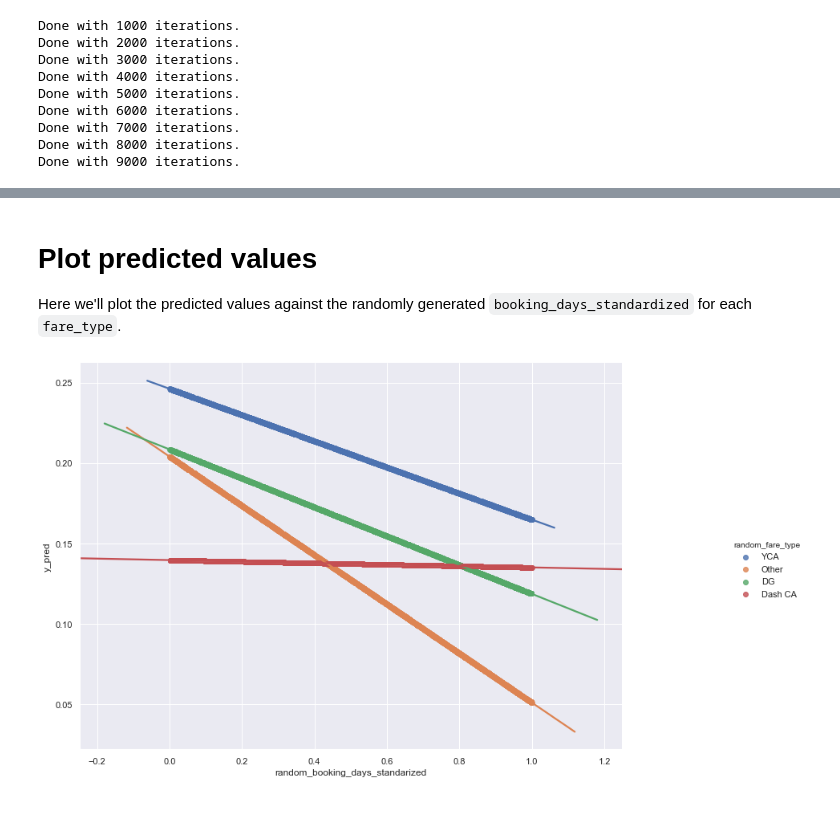
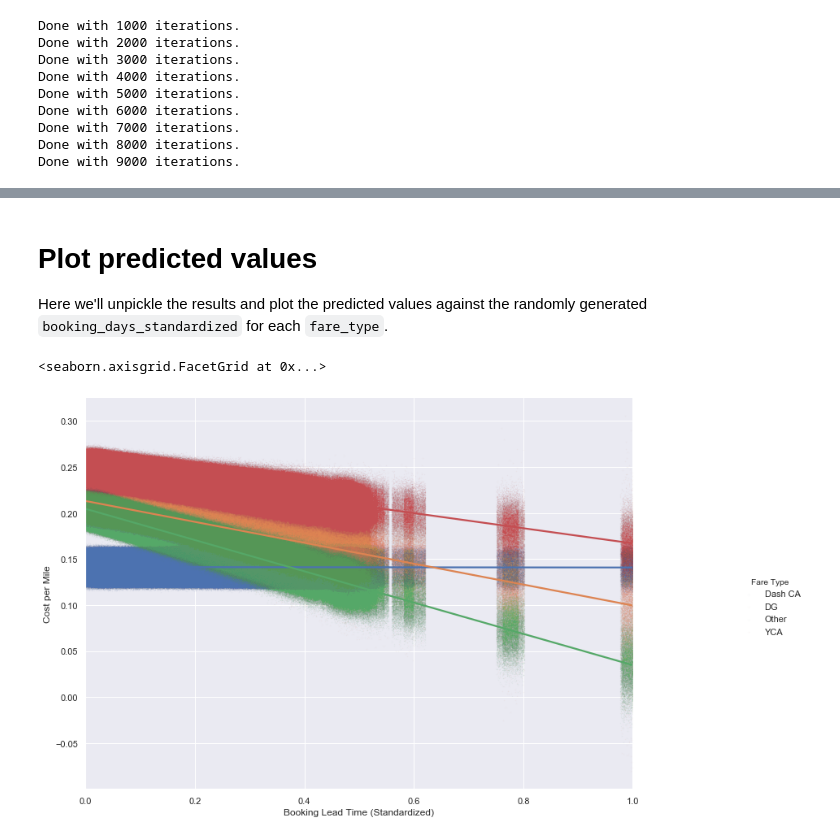
Before and after one commit to GSA/travel-project-report, a Jupyter notebook: analysis/Model Bootstrapping.ipynb, the cells around one changed output, grey strips where cells are left out. Drawn from its saved outputs; the diff is of its cells as text; code cells hidden in the pictures; blank space fills up the shorter version.

Commit message:
ENH: update plot to use bootstrapped y-hats (#4)

```diff
--- a/analysis/Model Bootstrapping.ipynb
+++ b/analysis/Model Bootstrapping.ipynb
@@ -232,13 +214,38 @@ param_stats
 # %% [markdown]
 # Plot predicted values
-Here we'll plot the predicted values against the randomly generated `booking_days_standardized` for each `fare_type`.
+Here we'll unpickle the results and plot the predicted values against the randomly generated `booking_days_standardized` for each `fare_type`.
+# %%
+with open('param_stats.pkl', 'rb') as f:
+    param_stats = pickle.load(f)
+
+with open('y_pred_stats.pkl', 'rb') as f:
+    y_pred_stats = pickle.load(f)
+
+with open('y_preds.pkl', 'rb') as f:
+    y_preds = pickle.load(f)
+# %%
+dfs = []
+for k in y_preds:
+    _df = pd.DataFrame(y_preds[k])
+    _df['Fare Type'] = k[0]
+    _df['Booking Lead Time (Standardized)'] = k[1]
+    _df = _df.rename({0:'Cost per Mile'}, axis = 1)
+    dfs.append(_df)
+
+y_pred_df = pd.concat(dfs)
 # %%
 #standardized booking_days
 sns.set(color_codes = True)
-g = sns.lmplot(x = "random_booking_days_standarized",
-               y = "y_pred",
-               hue = "random_fare_type",
-               data = bootstrap_results)
-g.fig.set_size_inches(15, 8)
+lm = sns.lmplot(x = "Booking Lead Time (Standardized)",
+                y = "Cost per Mile",
+                hue = "Fare Type",
+                data = y_pred_df,
+                x_jitter = .02,
+                y_jitter = .02,
+                scatter_kws={"s": .0005}, #changes the marker size
+                ci = None)
+lm.fig.set_size_inches(15, 8)
+lm.set(xlim=(0, 1))
 # %% [output]
+<seaborn.axisgrid.FacetGrid at 0x...>
-[figure, old version]
+[figure, new version]
```
Also changed, not shown: parts of 6 cells of this notebook.
